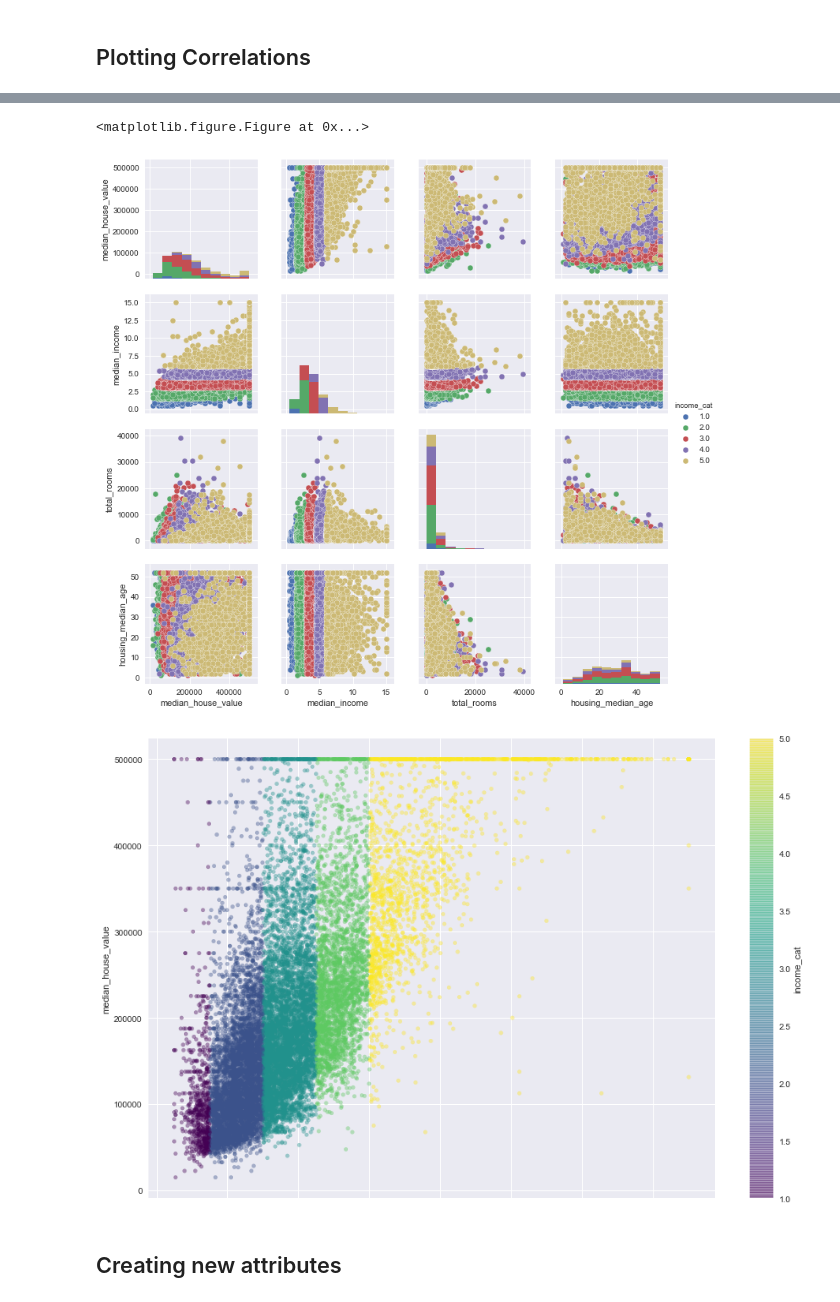
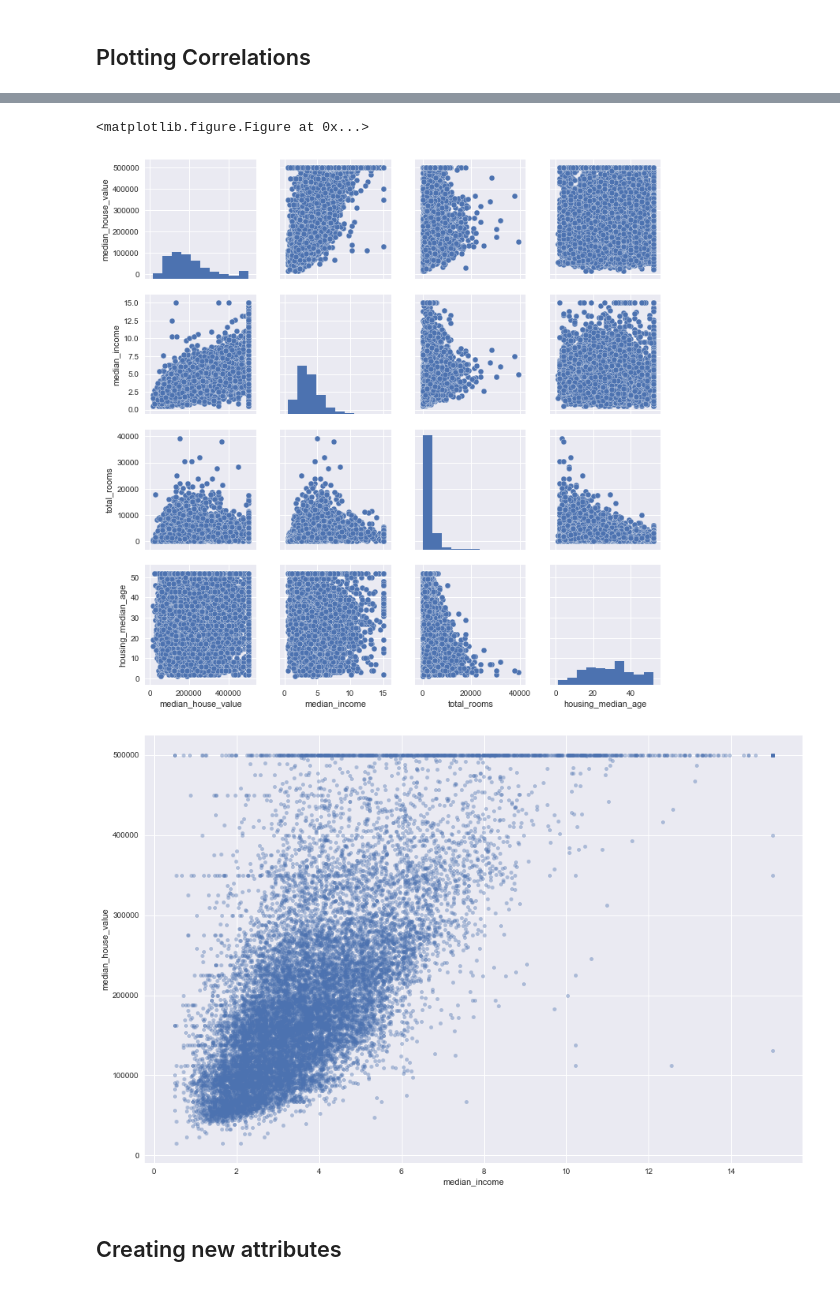
Before and after one commit to gerdm/machine_learning, a Jupyter notebook: scikitlearn_tflow/Housing.ipynb, the cells around one changed output, grey strips where cells are left out. Drawn from its saved outputs; the diff is of its cells as text; code cells hidden in the pictures.

```diff
--- a/scikitlearn_tflow/Housing.ipynb
+++ b/scikitlearn_tflow/Housing.ipynb
@@ -150,15 +148,15 @@ Name: median_house_value, dtype: float64
 # %%
 attributes = ["median_house_value", "median_income", "total_rooms", "housing_median_age"]
 plt.figure(figsize=(12,12))
-g = sns.pairplot(housing, hue="income_cat", vars=attributes);
+g = sns.pairplot(housing, vars=attributes);
 # %% [output]
 <matplotlib.figure.Figure at 0x...>
-[figure, old version]
+[figure, new version]
 # %%
 housing.plot(kind="scatter", x="median_income", y="median_house_value",
-             c="income_cat", alpha=0.4, figsize=(15,10), cmap=plt.get_cmap("viridis"));
+             alpha=0.4, figsize=(15,10));
 # %% [output]
-[figure, old version]
+[figure, new version]
 # %% [markdown]
 ## Creating new attributes
 # %%
```
Also changed, not shown: parts of 16 cells of this notebook.
